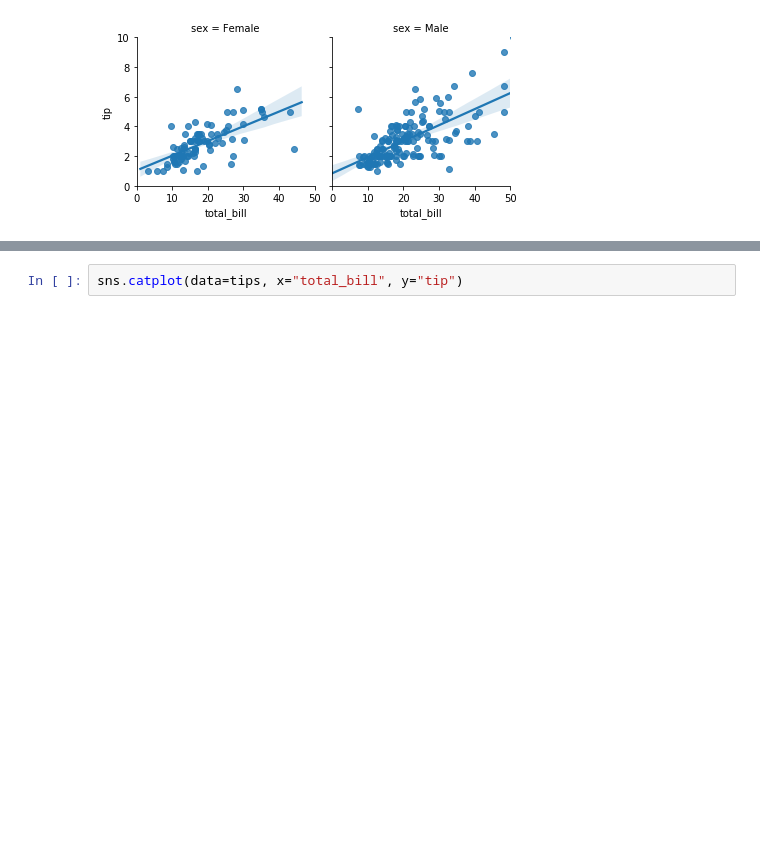
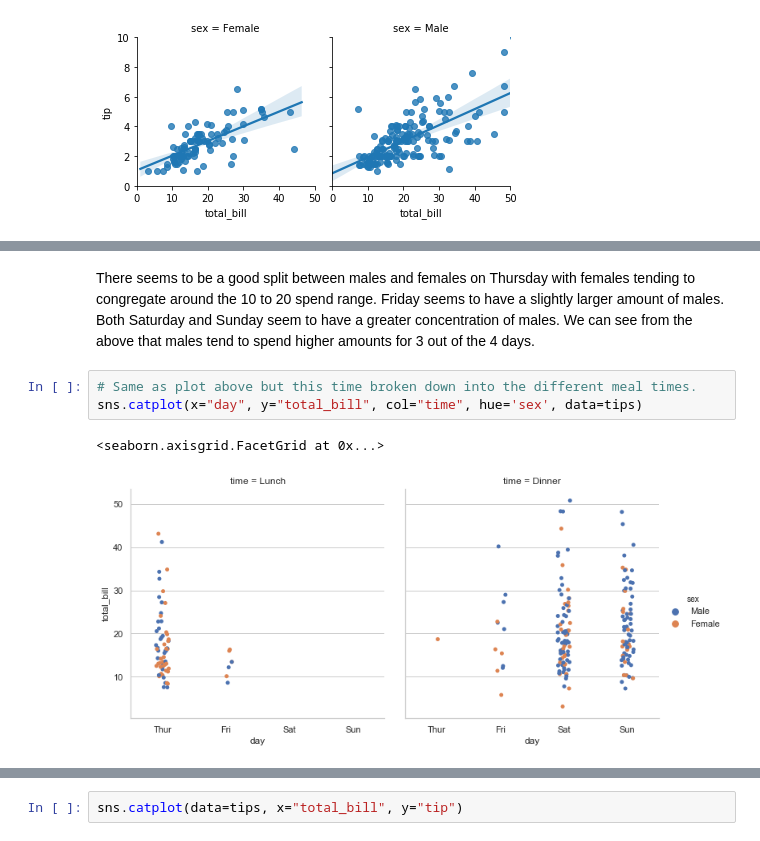
Before and after one commit to bexiturley/Fundamentals-of-Data-Analysis-Assessment-2019, a Jupyter notebook: reorderTips.ipynb, the cells around one changed output, grey strips where cells are left out. Cells and saved outputs as stored; diff of their text form; blank space fills up the shorter version.

```diff
--- a/reorderTips.ipynb
+++ b/reorderTips.ipynb
@@ -592,0 +646,8 @@ sns.catplot(x="day", y="total_bill", hue='sex', data=tips)
+# %% [markdown]
+There seems to be a good split between males and females on Thursday with females tending to congregate around the 10 to 20 spend range. Friday seems to have a slightly larger amount of males. Both Saturday and Sunday seem to have a greater concentration of males. We can see from the above that males tend to spend higher amounts for 3 out of the 4 days.
+# %%
+# Same as plot above but this time broken down into the different meal times.
+sns.catplot(x="day", y="total_bill", col="time", hue='sex', data=tips)
+# %% [output]
+<seaborn.axisgrid.FacetGrid at 0x...>
+[figure, added]
```
Also changed, not shown: parts of 26 cells of this notebook, 1 other file.
